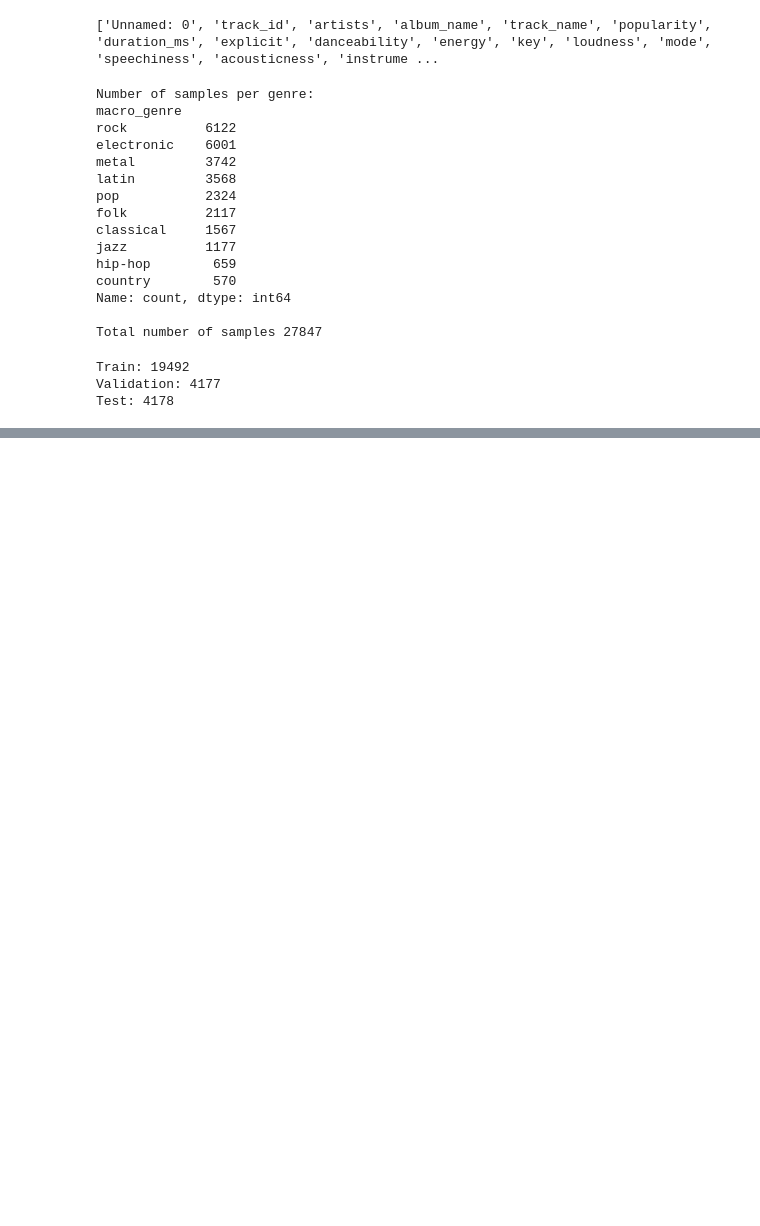
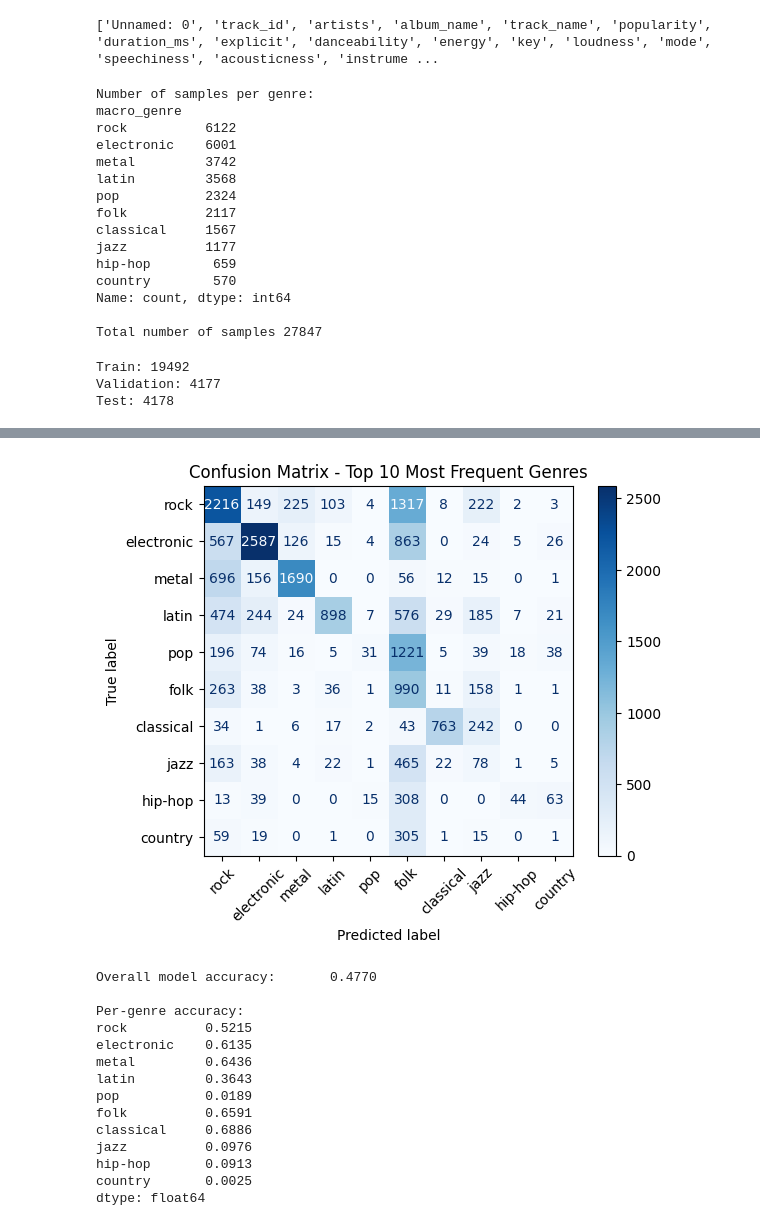
Before and after one commit to Marg0o0/Intelligent-Systems-Group-Project, a Jupyter notebook: project.ipynb, the cells around one changed output, grey strips where cells are left out. Saved outputs shown, nothing was run; the diff lists cells and outputs as text; code cells hidden in the pictures; blank space fills up the shorter version.

```diff
--- a/project.ipynb
+++ b/project.ipynb
@@ -205,18 +199,17 @@ optimizer = optim.Adam(
 model.train()
 genre_embedding.train()
 
+#embedding model training
 for epoch in range(num_epochs):
-
     total_loss = 0.0
 
     for x_feat, y_genre in train_dataloader:
         optimizer.zero_grad()
 
-        z = genre_embedding(y_genre)
+        z_hat = F.normalize(model(x_feat), dim=1)
+        z     = F.normalize(genre_embedding(y_genre), dim=1)
 
-        z_hat = model(x_feat)
-
-        cos_sim = criterion( z_hat, z)
+        cos_sim = criterion(z_hat, z)
         loss = 1 - cos_sim.mean()
 
         loss.backward()
@@ -225,6 +218,5 @@ for epoch in range(num_epochs):
         total_loss += loss.item()
 
     avg_loss = total_loss / len(train_dataloader)
-
     print(f"Epoch {epoch+1}/{num_epochs} | Loss: {avg_loss:.10f}")
 # %% [output]
@@ -255,30 +247,34 @@ y_true = []
 y_pred = []
 
 with torch.no_grad():
-    for x_feat, y_genre in train_dataloader:  # or test_dataloader if you prefer
-        # Ground truth genre indices
+    for x_feat, y_genre in train_dataloader:
+        #ground truth genre indices
         y_true.extend(y_genre.cpu().numpy())
 
-        # Predicted embedding from model
+        #predicted embedding from model
         z_hat = model(x_feat)
 
-        # Get genre embeddings from trained embedding layer
-        Z = genre_embedding.embedding.weight.data  # shape [num_genres, embed_dim]
+        #genre embeddings from trained embedding layer
+        Z = genre_embedding.embedding.weight.data
 
-        # Compute cosine similarities between predicted z_hat and all genres
+        #cosine similarities between predicted z_hat and all genres
         cos_sim = F.cosine_similarity(
             z_hat.unsqueeze(1), Z.unsqueeze(0), dim=-1
-        )  # shape [batch_size, num_genres]
+        )
 
-        # Take the index of the most similar genre as prediction
+        #take the index of the most similar genre as prediction
         y_pred_batch = cos_sim.argmax(dim=1).cpu().numpy()
         y_pred.extend(y_pred_batch)
 
+
+
+
+#classification report
+classif_report = classification_report(y_true, y_pred,target_names=le.classes_)
 print("\nClassification Report:")
-print(classification_report(y_true, y_pred,target_names=le.classes_))
+print(classif_report)
 
 #confusion matrix
-
 K = 10
 counts_all = pd.Series(y_true).value_counts()
 topK_ids = counts_all.index[:K].to_numpy()
@@ -292,7 +288,23 @@ y_pred_top = np.array(y_pred)[mask]
 cm_top = confusion_matrix(y_true_top, y_pred_top, labels=topK_ids)
 cm_df = pd.DataFrame(cm_top, index=topK_names, columns=topK_names)
 print("\nConfusion Matrix:\n")
-print(cm_df)
+with pd.option_context('display.max_columns', None, 'display.width', 200):
+    print(cm_df)
+
+disp = ConfusionMatrixDisplay(confusion_matrix=cm_top, display_labels=topK_names)
+disp.plot(cmap='Blues', xticks_rotation=45)
+plt.title("Confusion Matrix - Top 10 Most Frequent Genres")
+plt.show()
+
+#accuracy score for overall model
+overall_acc = accuracy_score(y_true, y_pred)
+print(f"Overall model accuracy:       {overall_acc:.4f}")
+
+#per-genre accuracy (recall of each genre)
+per_genre_accuracy = cm_top.diagonal() / cm_top.sum(axis=1)
+acc_series = pd.Series(per_genre_accuracy, index=topK_names)
+print("\nPer-genre accuracy:")
+print(acc_series.round(4))
 # %% [output]
 Classification Report:
               precision    recall  f1-score   support
@@ -314 +326,16 @@ country          22        0
+[figure, added]
+Overall model accuracy:       0.4770
+
+Per-genre accuracy:
+rock          0.5215
+electronic    0.6135
+metal         0.6436
+latin         0.3643
+pop           0.0189
+folk          0.6591
+classical     0.6886
+jazz          0.0976
+hip-hop       0.0913
+country       0.0025
+dtype: float64
 # %%
```
Also changed, not shown: parts of 10 cells of this notebook.
